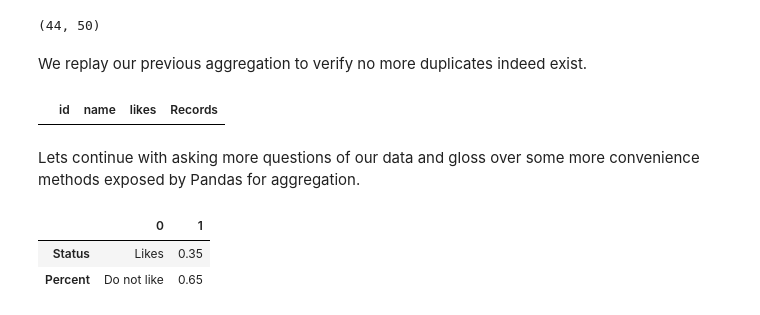
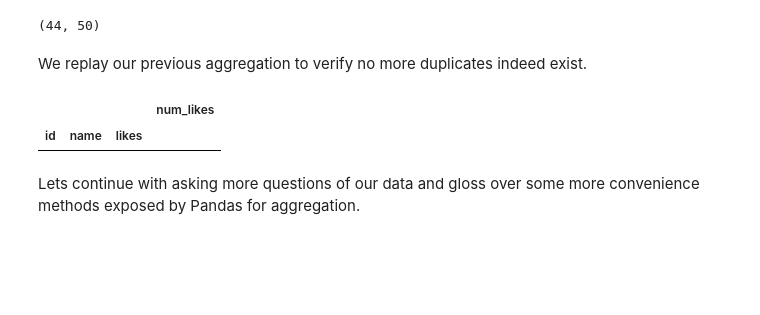
Before and after one commit to dragomirradev/python-data-analysis, a Jupyter notebook: 1-Working-with-relational-data-using-Pandas.ipynb, the cells around one changed output. Cells and saved outputs as stored; diff of their text form; code cells hidden in the pictures; blank space fills up the shorter version.

```diff
--- a/1-Working-with-relational-data-using-Pandas.ipynb
+++ b/1-Working-with-relational-data-using-Pandas.ipynb
@@ -16,7 +16,7 @@ import pandas as pd
 
 # Some basic data
 
-c = [
+users = [
     { 'name': 'John', 'age': 29, 'id': 1 },
     { 'name': 'Doe', 'age': 19, 'id': 2 },
     { 'name': 'Alex', 'age': 32, 'id': 3 },
@@ -25,7 +25,7 @@ c = [
     { 'name': 'Shristy', 'age': 30, 'id': 6}
 ]
 
-c
+users
 # %% [output]
 [{'age': 29, 'id': 1, 'name': 'John'},
  {'age': 19, 'id': 2, 'name': 'Doe'},
@@ -35,7 +35,7 @@ c
  {'age': 30, 'id': 6, 'name': 'Shristy'}]
 # %%
 # Using the above data as Foreign Key (FK)
-t = [
+likes = [
     { 'user_id': 1, 'likes': 'Mango' },
     { 'user_id': 1, 'likes': 'Pepsi' },
     { 'user_id': 2, 'likes': 'Burger' },
@@ -49,7 +49,7 @@ t = [
     { 'user_id': 6, 'likes': 'Pepsi' },
 ]
 
-t
+likes
 # %% [output]
 [{'likes': 'Mango', 'user_id': 1},
  {'likes': 'Pepsi', 'user_id': 1},
@@ -288,6 +286,6 @@ agg_values[agg_values['likes'] >= 2].iloc[0].to_frame()
 # %%
 # Lets augment our data a little more
-users = c + [
+users = users + [
     { 'id': 7, 'name': 'Yeti', 'age': 40 },
     { 'id': 8, 'name': 'Commander', 'age': 31 },
     { 'id': 9, 'name': 'Jonnah', 'age': 26 },
@@ -324,7 +322,7 @@ users, len(users)
   {'age': 25, 'id': 20, 'name': 'Amy'}],
  20)
 # %%
-likes = t + [
+likes = likes + [
     { 'user_id': 17, 'likes': 'Mango' },
     { 'user_id': 14, 'likes': 'Orange'},
     { 'user_id': 18, 'likes': 'Burger'},
@@ -470,30 +425,21 @@ len(df_unq_likes), len(df_likes)
 We replay our previous aggregation to verify no more duplicates indeed exist.
 # %%
 # Join the datasets
-merge = pd.merge(df_users, df_unq_likes, left_on='id', right_on='user_id')
-merge.set_index('id')
+users_likes_join = df_users.merge(df_unq_likes, left_on='id', right_on='user_id')
+users_likes_join.set_index('id')
 
 # We aggregate the likes column and rename it to `Records`
-unq_user_likes_group = merge.groupby(['id', 'name', 'likes']).likes.agg(['count']).rename(columns={ 'count': 'Records' })
-
-# Reset the index to generate a completely flat table
-unq_user_likes_group.reset_index()
+unq_user_likes_group = (
+    users_likes_join
+        .groupby(['id', 'name', 'likes'])
+        .agg({'likes': 'count'})
+        .rename(columns={ 'likes': 'num_likes' })
+)
 
 # Should return empty if duplicates are removed
-unq_user_likes_group[unq_user_likes_group['Records'] > 1].reset_index()
+unq_user_likes_group[unq_user_likes_group['num_likes'] > 1]
 # %% [output]
-|  | id | name | likes | Records |
+|  |  |  | num_likes |
+| id | name | likes |  |
 # %% [markdown]
 Lets continue with asking more questions of our data and gloss over some more convenience methods exposed by Pandas for aggregation.
-# %%
-# What percent of audience likes Mango?
-mango_like_count = merge[merge['likes'] == 'Mango'].groupby(['likes'])['user_id'].count().to_frame()
-percent = float(mango_like_count['user_id'] / len(df_users))
-
-df_mango_like = pd.DataFrame([ ['Likes', percent], ['Do not like', 1-percent] ], index=['Status', 'Percent'])
-# df_mango_like.plot.pie(subplots=True)
-df_mango_like
-# %% [output]
-|  | 0 | 1 |
-| Status | Likes | 0.35 |
-| Percent | Do not like | 0.65 |
```
Also changed, not shown: parts of 21 cells of this notebook.
